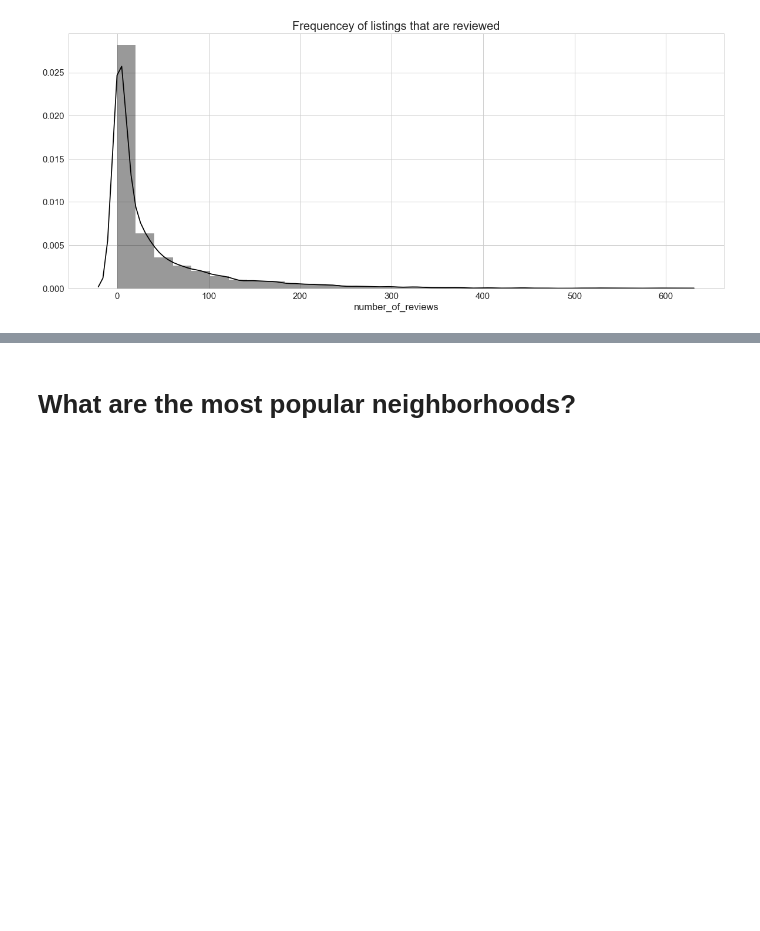
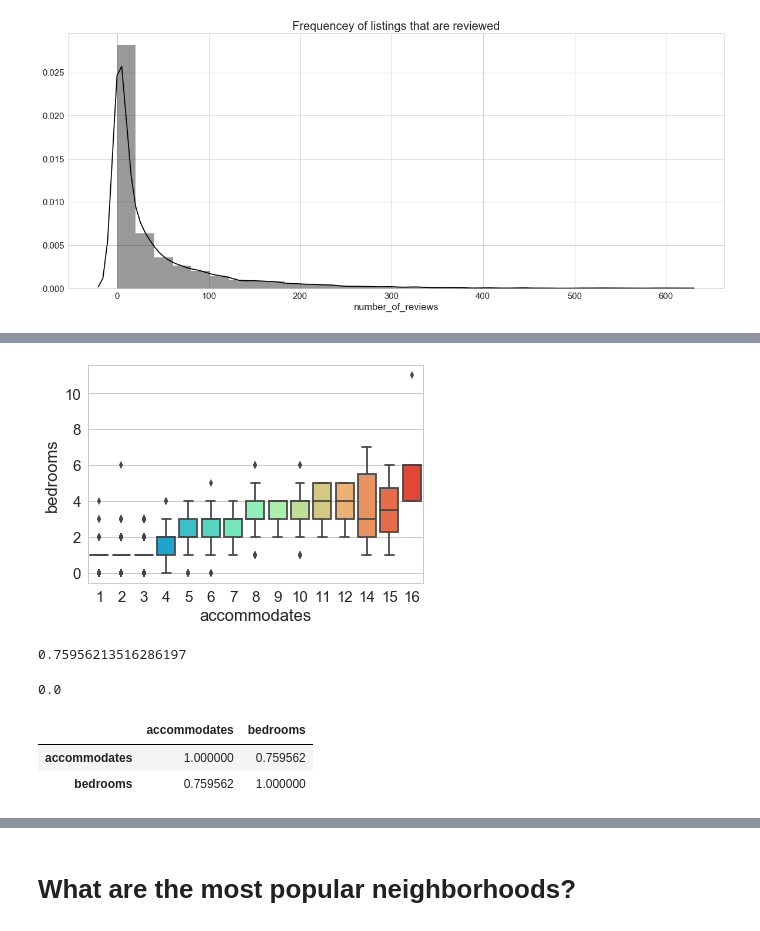
Before and after one commit to Sathya1412/SB-Capstone1, a Jupyter notebook: Capstone_Data_Storytelling.ipynb, the cells around one changed output, grey strips where cells are left out. Cells and saved outputs as stored; diff of their text form; code cells hidden in the pictures; blank space fills up the shorter version.

```diff
--- a/Capstone_Data_Storytelling.ipynb
+++ b/Capstone_Data_Storytelling.ipynb
@@ -79,0 +85,5 @@ plt.show()
+# %%
+sns.boxplot(x='accommodates',y='bedrooms',data=df,palette='rainbow')
+plt.show()
+# %% [output]
+[figure, added]
@@ -79,0 +95,14 @@ plt.show()
+# %%
+coef
+# %% [output]
+0.75956213516286197
+# %%
+pval
+# %% [output]
+0.0
+# %%
+df[['accommodates','bedrooms']].corr()
+# %% [output]
+|  | accommodates | bedrooms |
+| accommodates | 1.000000 | 0.759562 |
+| bedrooms | 0.759562 | 1.000000 |
```
Also changed, not shown: parts of 62 cells of this notebook, 1 other file.
